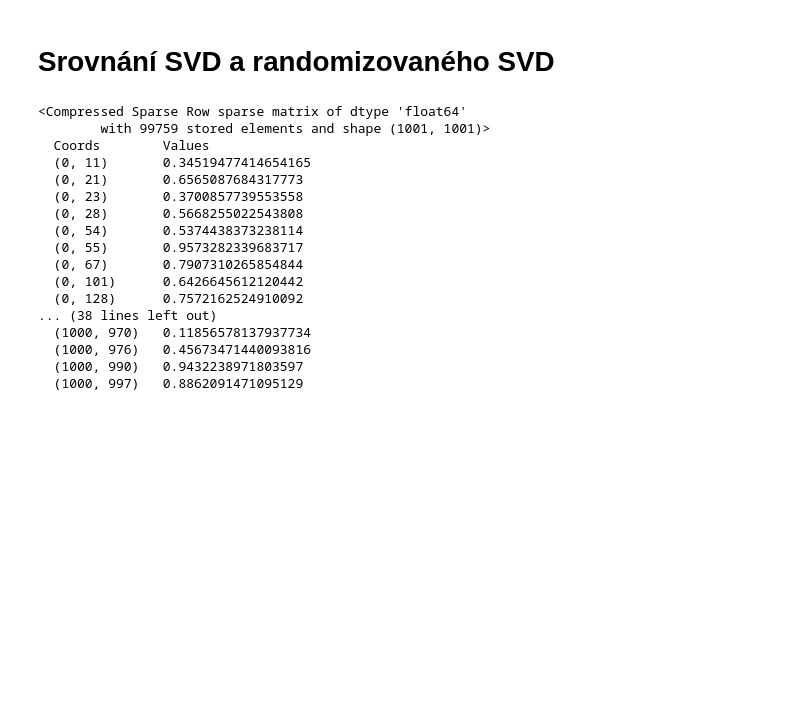
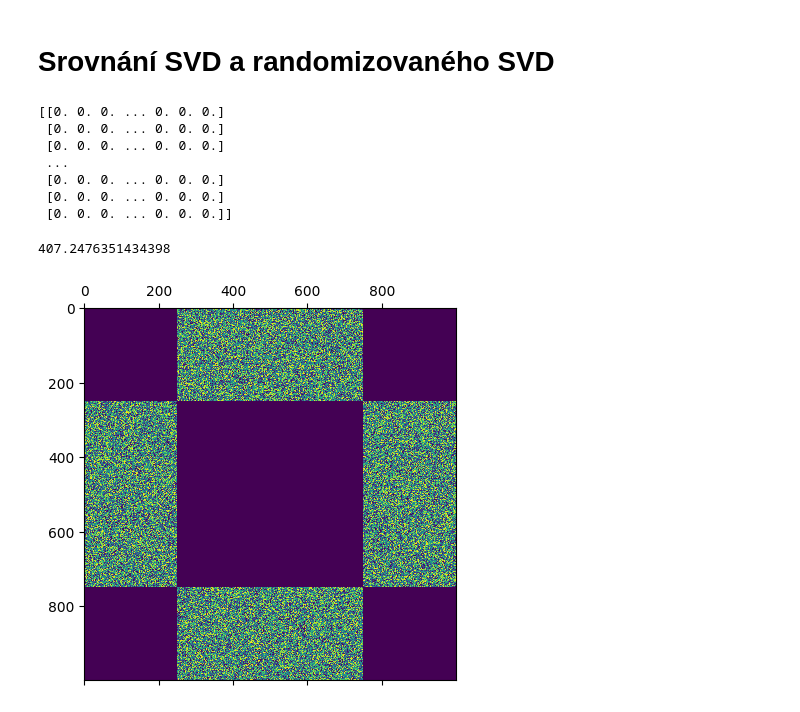
Before and after one commit to OndrejKucera77/numlingebra2, a Jupyter notebook: kod.ipynb, the cells around one changed output. Drawn from its saved outputs; the diff is of its cells as text; code cells hidden in the pictures; blank space fills up the shorter version.

```diff
--- a/kod.ipynb
+++ b/kod.ipynb
@@ -7,27 +8,26 @@ from scipy.sparse import csr_matrix
 # %%
-n = 1001
-k = 1000
-X_dense = np.random.rand(n**2)
-X_dense[np.random.rand(n**2) < 0.9] = 0
-X_dense = X_dense.reshape(n, n)
+n = 1000
+q = n//4
+X_dense = np.random.rand(n, n)
+X_dense[q:3*q+1, q:3*q+1] = 0
+X_dense[:q+1, :q+1] = 0
+X_dense[3*q:, :q+1] = 0
+X_dense[:q+1, 3*q:] = 0
+X_dense[3*q:, 3*q:] = 0
+print(X_dense)
 X = csr_matrix(X_dense)
-print(X)
 # %% [output]
-<Compressed Sparse Row sparse matrix of dtype 'float64'
-        with 99759 stored elements and shape (1001, 1001)>
-  Coords        Values
-  (0, 11)       0.34519477414654165
-  (0, 21)       0.6565087684317773
-  (0, 23)       0.3700857739553558
-  (0, 28)       0.5668255022543808
-  (0, 54)       0.5374438373238114
-  (0, 55)       0.9573282339683717
-  (0, 67)       0.7907310265854844
-  (0, 101)      0.6426645612120442
-  (0, 128)      0.7572162524910092
-... (38 lines left out)
-  (1000, 970)   0.11856578137937734
-  (1000, 976)   0.45673471440093816
-  (1000, 990)   0.9432238971803597
-  (1000, 997)   0.8862091471095129
+[[0. 0. 0. ... 0. 0. 0.]
+ [0. 0. 0. ... 0. 0. 0.]
+ [0. 0. 0. ... 0. 0. 0.]
+ ...
+ [0. 0. 0. ... 0. 0. 0.]
+ [0. 0. 0. ... 0. 0. 0.]
+ [0. 0. 0. ... 0. 0. 0.]]
+# %%
+plt.matshow(X_dense)
+print(np.linalg.norm(X_dense))
+# %% [output]
+407.2476351434398
+[figure, added]
 # %%
```
Also changed, not shown: parts of 3 cells of this notebook.
